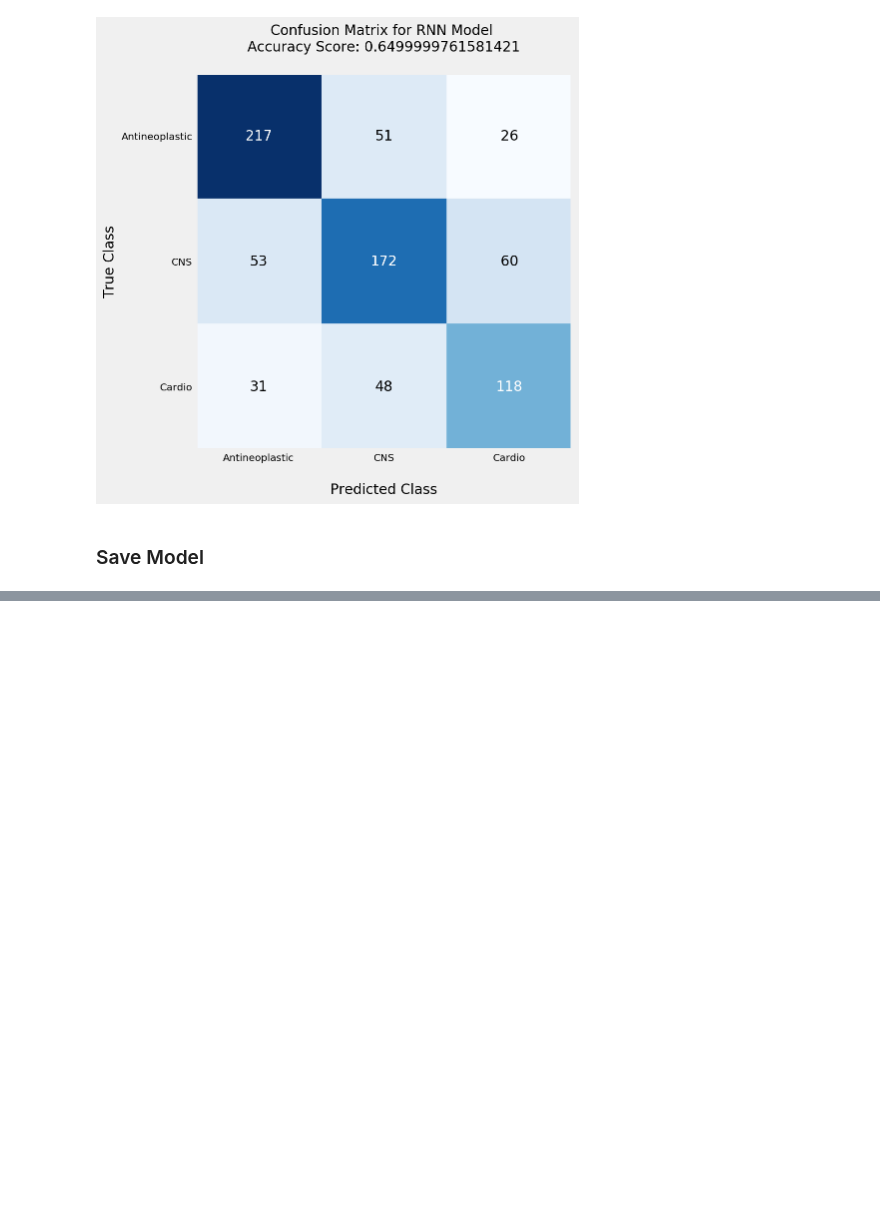
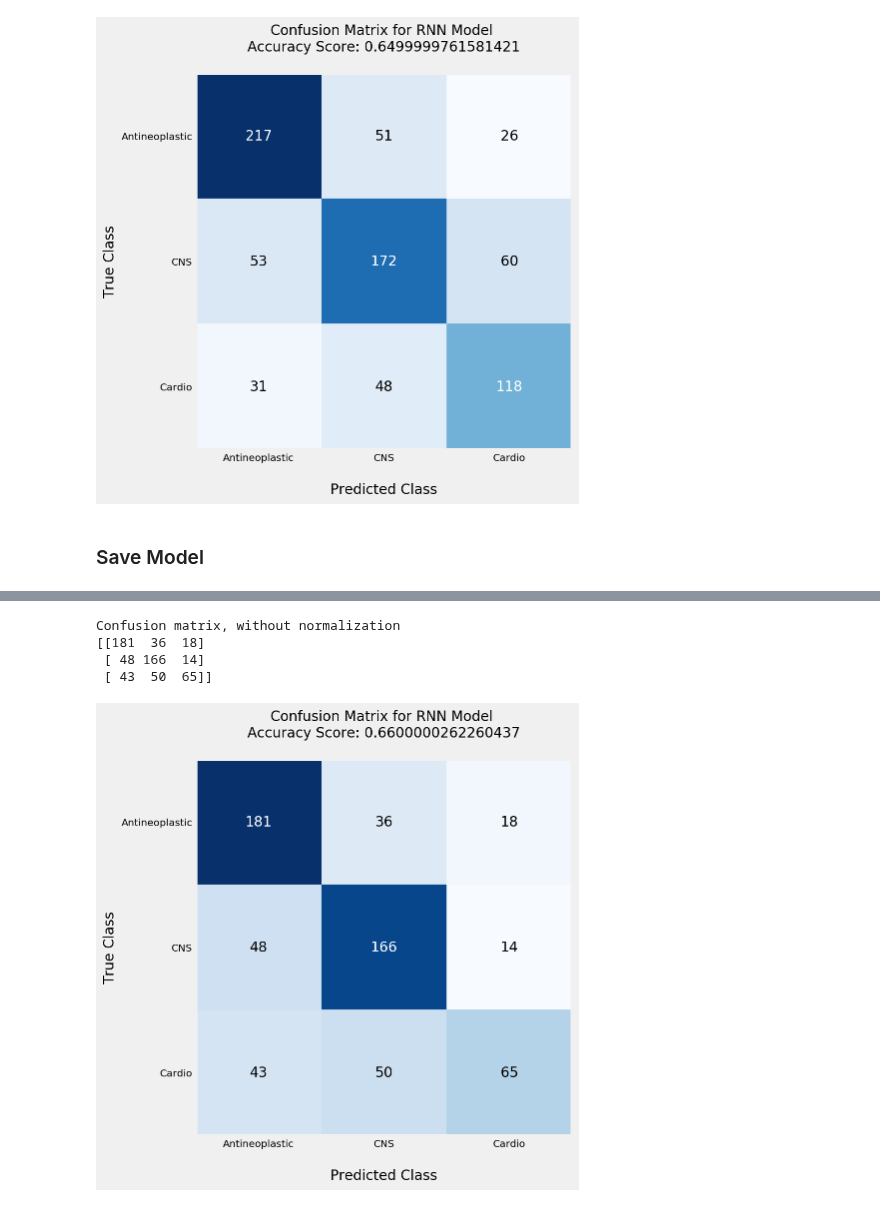
Before and after one commit to veeps/molecular_classification, a Jupyter notebook: code/003_rnn.ipynb, the cells around one changed output, grey strips where cells are left out. Cells and saved outputs as stored; diff of their text form; code cells hidden in the pictures; blank space fills up the shorter version.

```diff
--- a/code/003_rnn.ipynb
+++ b/code/003_rnn.ipynb
@@ -205,0 +298,3 @@ model.save("../assets/model_rnn.h5")
+# %%
+# make predictions on test set
+preds3 = model3.predict_classes(X_test_tk)
@@ -205,0 +303,16 @@ model.save("../assets/model_rnn.h5")
+# %%
+# Look at confusion matrix
+cnf_matrix = confusion_matrix(y_test, preds3,labels=[0, 1, 2])
+np.set_printoptions(precision=2)
+
+# Plot non-normalized confusion matrix
+plt.figure(figsize = (7, 7))
+plot_confusion_matrix(cnf_matrix, classes=['Antineoplastic', 'CNS', 'Cardio'],
+                      title=f'Confusion Matrix for RNN Model \nAccuracy Score: {val_acc3}\n' )
+plt.savefig("../plots/confusion_matrix_rnn.png", dpi = 150);
+# %% [output]
+Confusion matrix, without normalization
+[[181  36  18]
+ [ 48 166  14]
+ [ 43  50  65]]
+[figure, added]
```
Also changed, not shown: parts of 12 cells of this notebook, 2 other files.
